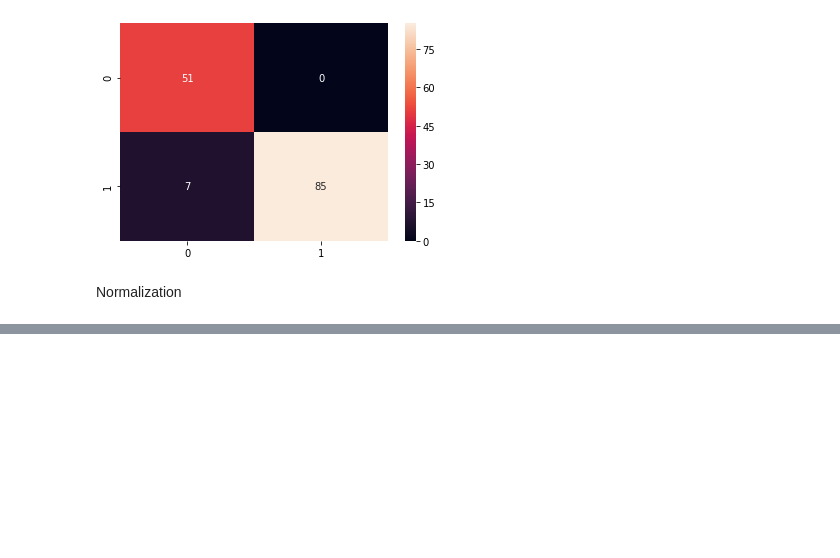
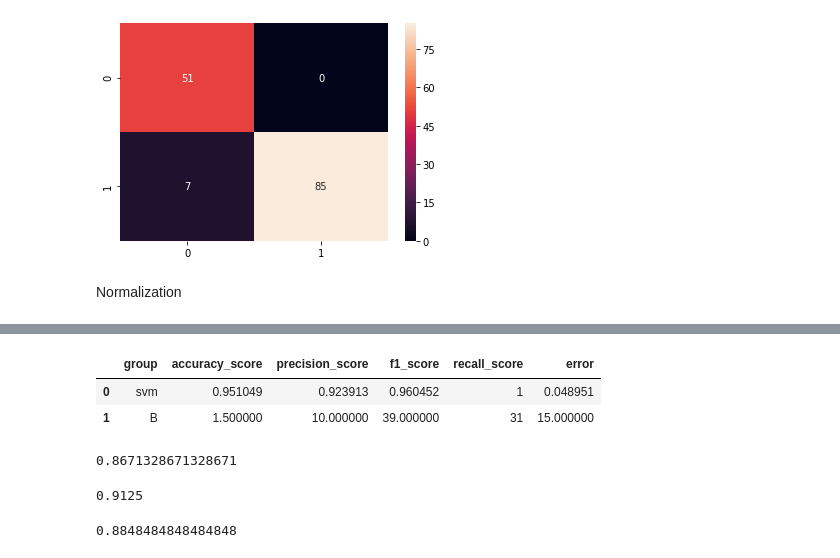
Before and after one commit to YangAusDu/machine_learning, a Jupyter notebook: 6_applications/cancer.ipynb, the cells around one changed output, grey strips where cells are left out. Drawn from its saved outputs; the diff is of its cells as text; code cells hidden in the pictures; blank space fills up the shorter version.

```diff
--- a/6_applications/cancer.ipynb
+++ b/6_applications/cancer.ipynb
@@ -124,0 +106,14 @@ sns.heatmap(cm,annot=True)
+# %%
+df = pd.DataFrame({
+'group': ['svm','B'],
+'accuracy_score': [0.951048951048951, 1.5],
+'precision_score': [0.9239130434782609, 10],
+'f1_score': [0.96045197740113, 39],
+'recall_score': [1, 31],
+'error': [0.04895104895104895, 15]
+})
+df
+# %% [output]
+|  | group | accuracy_score | precision_score | f1_score | recall_score | error |
+| 0 | svm | 0.951049 | 0.923913 | 0.960452 | 1 | 0.048951 |
+| 1 | B | 1.500000 | 10.000000 | 39.000000 | 31 | 15.000000 |
@@ -124,0 +126,13 @@ sns.heatmap(cm,annot=True)
+# %%
+accuracy_s = accuracy_score(y_test, y_pred)
+accuracy_s
+# %% [output]
+0.8671328671328671
+# %%
+precision_score(y_test, y_pred)
+# %% [output]
+0.9125
+# %%
+f1_score(y_test, y_pred)
+# %% [output]
+0.8848484848484848
```
Also changed, not shown: parts of 14 cells of this notebook.
